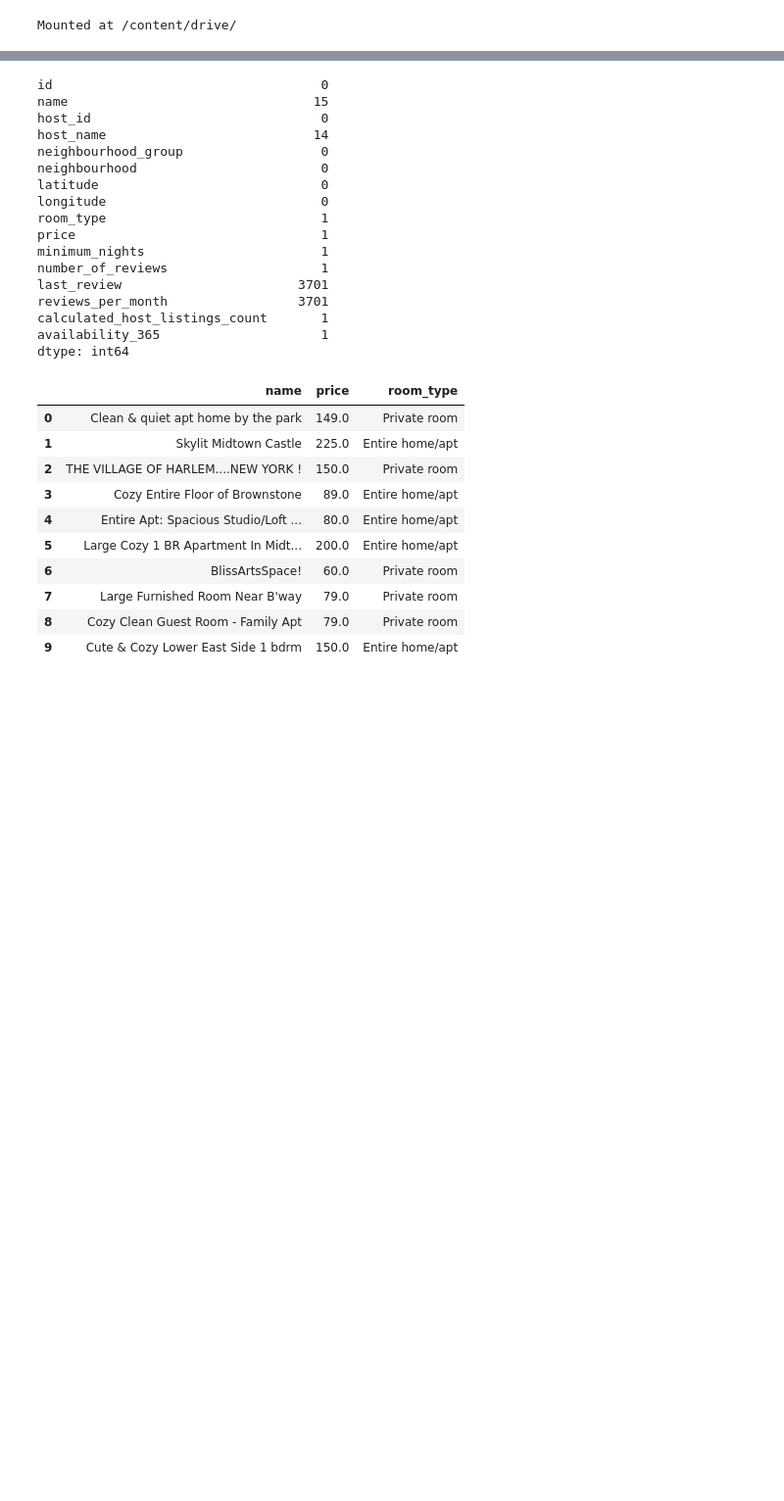
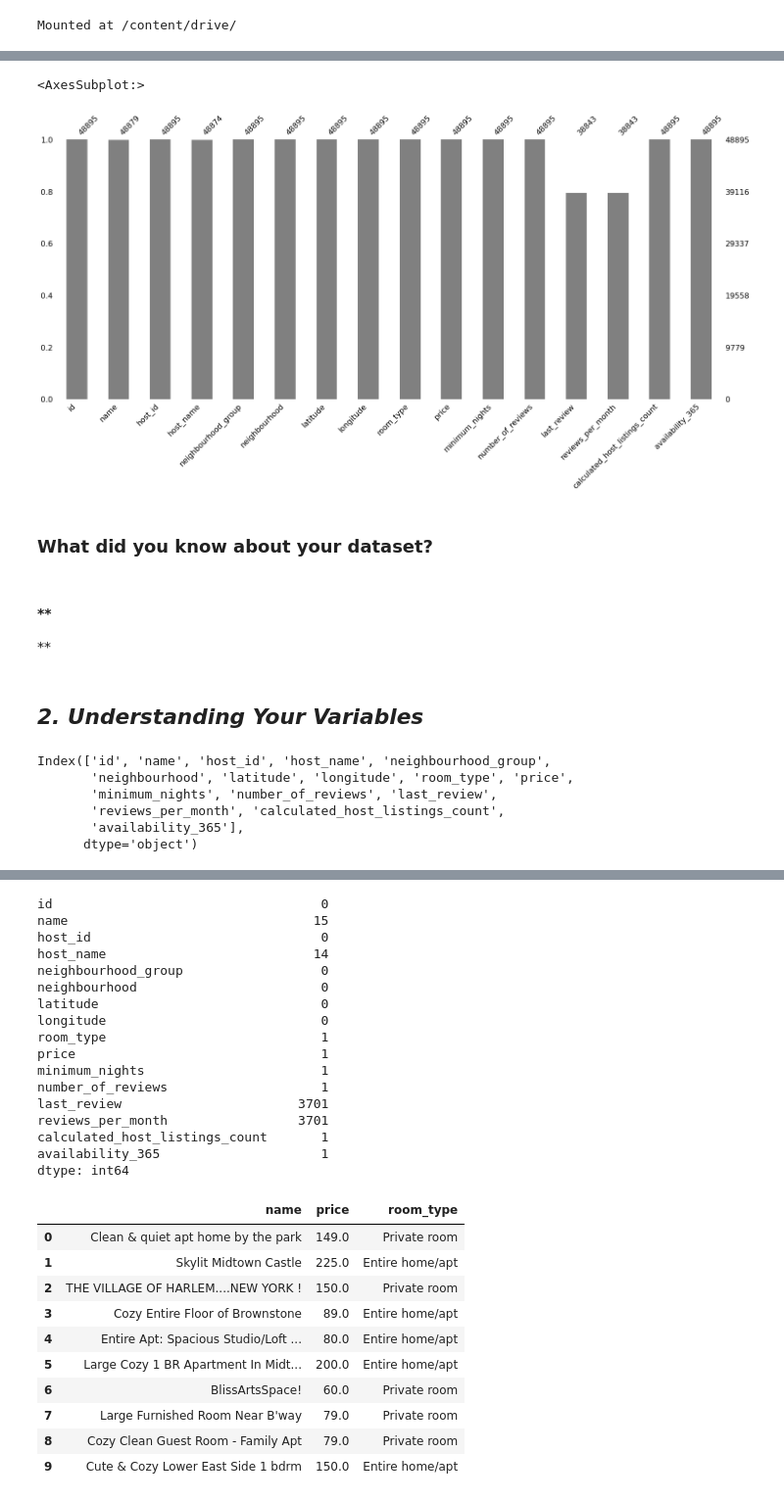
Before and after one commit to manish55shukla/AirBnb-Bookings-Analysis, a Jupyter notebook: Project_AirBnb_Bookings_Analysis.ipynb, the cells around one changed output, grey strips where cells are left out. Shown: that part at 98% size. Drawn from its saved outputs; the diff is of its cells as text; code cells hidden in the pictures; blank space fills up the shorter version.

```diff
--- a/Project_AirBnb_Bookings_Analysis.ipynb
+++ b/Project_AirBnb_Bookings_Analysis.ipynb
@@ -29,4 +90,7 @@ drive.mount('/content/drive/')
 # %% [output]
 Mounted at /content/drive/
 # %%
-df = pd.read_csv('Airbnb NYC 2019.csv')
+# Reading file
+
+df_airbnb_bookings = pd.read_csv('Airbnb NYC 2019.csv')
+df_airbnb_bookings.head()
@@ -65,0 +201,27 @@ df.describe()
+# %%
+# Visualizing the missing values
+msnum.bar(df_airbnb_bookings, color = 'grey')
+# %% [output]
+<AxesSubplot:>
+[figure, added]
+# %% [markdown]
+### What did you know about your dataset?
+# %% [markdown]
+#### **
+
+
+
+**
+# %% [markdown]
+## ***2. Understanding Your Variables***
+# %%
+# All the columns of the DataSet
+ds_column = df_airbnb_bookings.columns
+print(ds_column)
+# %% [output]
+Index(['id', 'name', 'host_id', 'host_name', 'neighbourhood_group',
+       'neighbourhood', 'latitude', 'longitude', 'room_type', 'price',
+       'minimum_nights', 'number_of_reviews', 'last_review',
+       'reviews_per_month', 'calculated_host_listings_count',
+       'availability_365'],
+      dtype='object')
```
Also changed, not shown: parts of 33 cells of this notebook.
